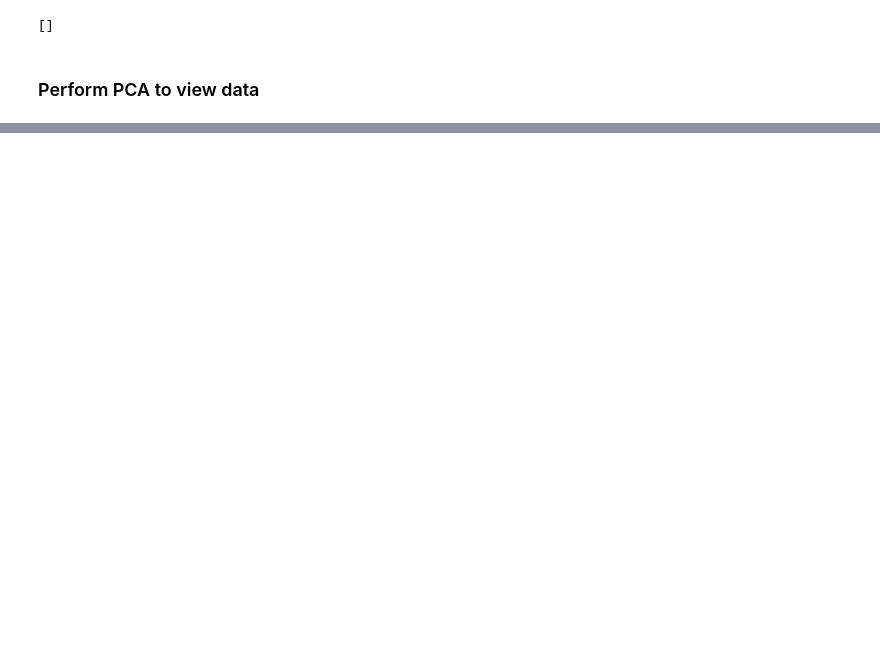
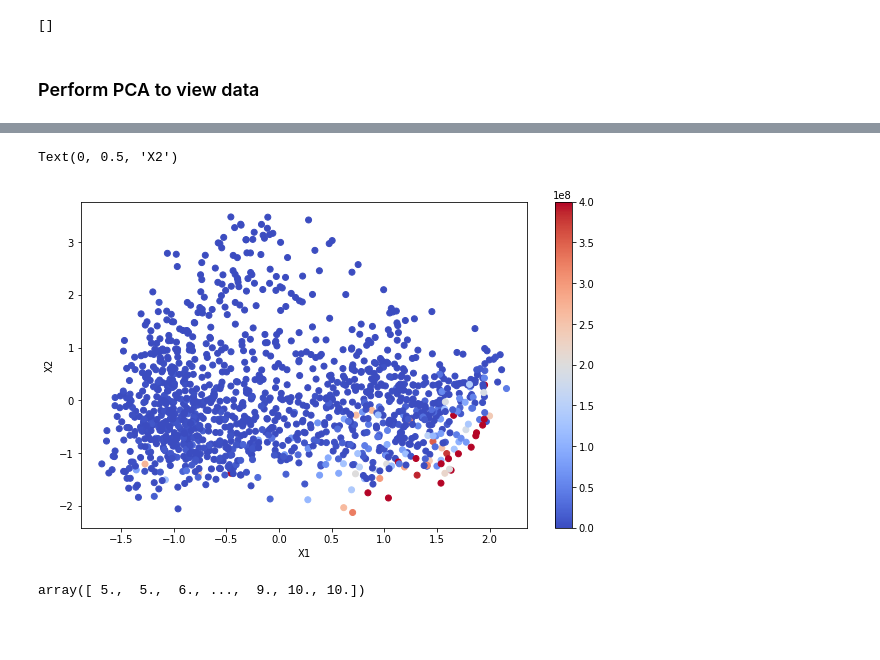
Before and after one commit to timolary/cyanobac-ml, a Jupyter notebook: cynobac_svd.ipynb, the cells around one changed output, grey strips where cells are left out. Cells and saved outputs as stored; diff of their text form; code cells hidden in the pictures; blank space fills up the shorter version.

```diff
--- a/cynobac_svd.ipynb
+++ b/cynobac_svd.ipynb
@@ -13,4 +13,7 @@ threshold = np.where(ds1['NP_Cya_bio'] >= 4e8)
 target = np.zeros(len(ds1['NP_Cya_bio']))
 target[threshold] = 1
 ds1['target'] = pd.Series(target)
-ds1 = ds1.dropna(axis=0, how='any')
+# ds1 = ds1.dropna(axis=0, how='any')
+ds1 = ds1.fillna(value=0)
+# ds1.to_csv('checking.csv')
+ds1
@@ -43,6 +43,7 @@ ds1.iloc[t]
 print_data = False
 show_positive_cases = False
 ds2 = ds1.drop(['Station', 'Stratum','Date','StationID','Time'], axis=1)
+
 # ds2
 ds2['Depth'] = ds1['Depth'].astype(str).str.extract('([-+]?\d*\.\d+|\d+)').astype(float)
 ds2['TP'] = ds1['TP'].astype(str).str.extract('([-+]?\d*\.\d+|\d+)').astype(float)
@@ -53,15 +54,23 @@ ds2['TempC'] = ds1['TempC'].astype(str).str.extract('([-+]?\d*\.\d+|\d+)').astyp
 ds2['Chla'] = ds1['Chla'].astype(str).str.extract('([-+]?\d*\.\d+|\d+)').astype(float)
 ds2['Secchi'] = ds1['Secchi'].astype(str).str.extract('([-+]?\d*\.\d+|\d+)').astype(float)
 ds2['N:P'] = ((ds2['TN']*1e-3)/14.007)/((ds2['TP']*1e-6)/30.974) #for TN in ds2['TN'] for TP in ds2['TP']]
-ds2['date'] = ds1['Date'].astype(str).str.extract('(\d)').astype(int) # This is just the month number
+ds2['date'] = ds1['Date'].astype(str).str.extract('(\d+)').astype(int) # This is just the month number
 ds2 = ds2.drop(['NP_Cya_bio'], axis=1)
+ds2 = ds2.fillna(value=0)
+
 y = np.array(ds2['target'])
 X = np.array(ds2.drop(['target'], axis=1))
-
+for i, x in enumerate(X.T):
+    print(np.nanmean(x))
+    if i == 8:
+        X[:,i]=np.nan_to_num(x,nan=0,posinf=0,neginf=0)
+    else:
+        X[:,i]=np.nan_to_num(x,nan=np.nanmean(x),posinf=np.nanmean(x),neginf=np.nanmean(x))
+# X=np.nan_to_num(X,nan=0,posinf=0,neginf=0)
 if show_positive_cases:
     ds1.iloc[t]
 if print_data:
     with pd.option_context('display.max_rows', None, 'display.max_columns', None):  # more options can be specified also
         print(ds2)
-print(ds2['date'])
+ds2.drop(['target'], axis=1)
 # %% [output]
@@ -306,22 +217,23 @@ print(final_params)
 # %%
 from sklearn.decomposition import PCA
 from sklearn import preprocessing
 
-X_normalized = preprocessing.normalize(X) # normalize X for processing
+X_normalized = preprocessing.normalize(X[:,0:8]) # normalize X for processing
 principal_components = PCA(n_components=2)
 principal_components.fit(X_normalized)
 X_reduced = principal_components.fit_transform(X_normalized)
 X_reduced = preprocessing.scale(X_reduced)
 fig, ax = plt.subplots(figsize=(10,6))
-scatter_plot = ax.scatter(X_reduced[:,0], X_reduced[:,1], c=np.array(ds1['NP_cya_bio'])), cmap=plt.cm.coolwarm )
-fig.colorbar(scatter_plot, ax=ax )
+scatter_plot = ax.scatter(X_reduced[:,0], X_reduced[:,1], c=np.array(ds1['NP_Cya_bio']), cmap=plt.cm.coolwarm,vmax = 4e8)
+fig.colorbar(scatter_plot, ax=ax)
 ax.set_xlabel('X1')
 ax.set_ylabel('X2')
-# for ii, xx in enumerate(X_reduced):
-#     if y[ii] == 0:
-#         ax[0].scatter(xx[0], xx[1], c='r')
-#     else:
-#         ax[1].scatter(xx[0], xx[1], c='b')
-# plt.setp(ax, xlim=(-1,1.6), ylim=(-4,4))
+# %% [output]
+Text(0, 0.5, 'X2')
+[figure, added]
+# %%
+X[:,9]
+# %% [output]
+array([ 5.,  5.,  6., ...,  9., 10., 10.])
 # %% [markdown]
 ##
```
Also changed, not shown: parts of 8 cells of this notebook, 1 other file.
